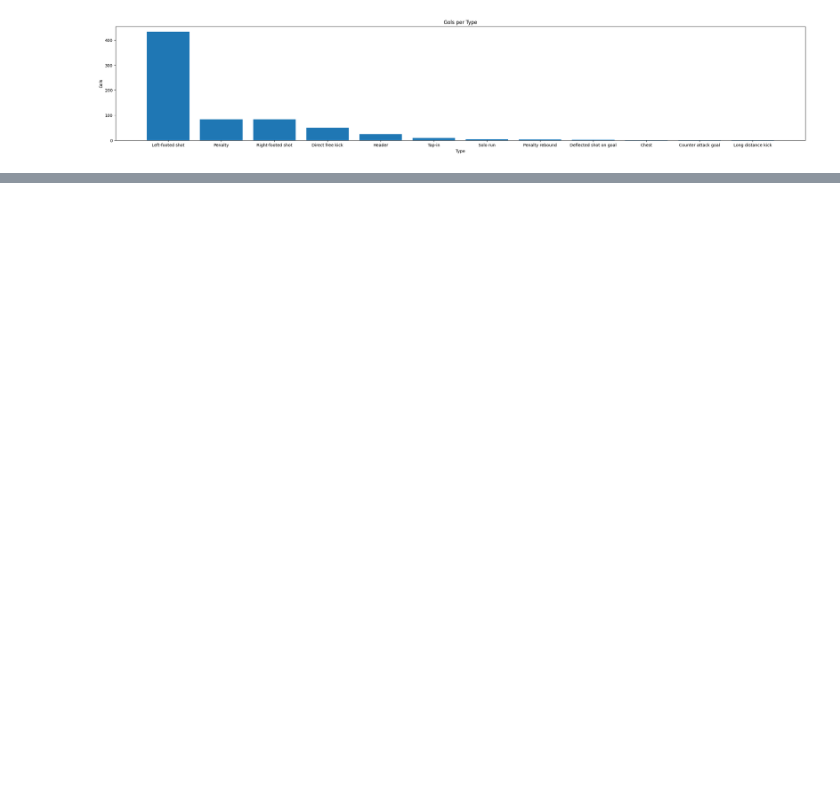
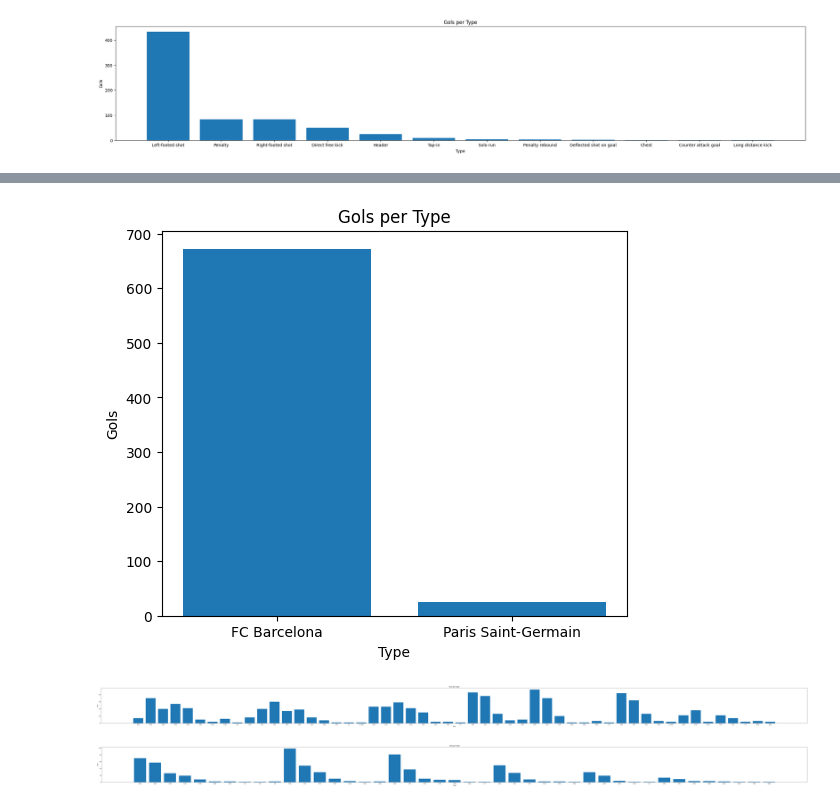
Before and after one commit to antonnyvictor18/desafio1, a Jupyter notebook: desafio1.ipynb, the cells around one changed output, grey strips where cells are left out. Drawn from its saved outputs; the diff is of its cells as text; code cells hidden in the pictures; blank space fills up the shorter version.

```diff
--- a/desafio1.ipynb
+++ b/desafio1.ipynb
@@ -324,0 +231,11 @@ plt.show()
+# %%
+per_assist = pd.DataFrame(dados_messi.groupby('Goal_assist').Opponent)
+per_assist['Gols'] = len(per_assist[1][0])
+
+for i in range(len(per_assist[0])):
+    per_assist['Gols'][i] = len(per_assist[1][i])
+
+per_assist = per_assist.rename(columns = {0: 'Assist', 1: 'Opponents'}).sort_values(by='Gols',ascending= False)
+per_assist = per_assist.drop(['Opponents'], axis=1)
+
+display(per_assist)
@@ -324,0 +244,11 @@ plt.show()
+# %%
+per_club = pd.DataFrame(dados_messi.groupby('Club').Opponent)
+per_club['Gols'] = len(per_club[1][0])
+
+for i in range(len(per_club[0])):
+    per_club['Gols'][i] = len(per_club[1][i])
+
+per_club = per_club.rename(columns = {0: 'Club', 1: 'Opponents'}).sort_values(by='Gols',ascending= False)
+per_club = per_club.drop(['Opponents'], axis=1)
+
+display(per_club)
@@ -372,0 +369,36 @@ plt.show()
+# %%
+#ordem Cronológica
+x = per_club['Club']
+y = per_club['Gols']
+plt.figure(figsize = (6,5))
+plt.title('Gols per Type')
+plt.xlabel('Type')
+plt.ylabel('Gols')
+plt.bar(x, y)
+plt.show()
+# %% [output]
+[figure, added]
+# %%
+#ordem Cronológica
+x = per_final_result['Result']
+y = per_final_result['Gols']
+plt.figure(figsize = (100,5))
+plt.title('Gols per Type')
+plt.xlabel('Type')
+plt.ylabel('Gols')
+plt.bar(x, y)
+plt.show()
+# %% [output]
+[figure, added]
+# %%
+#ordem Cronológica
+x = per_score_moment['At_score']
+y = per_score_moment['Gols']
+plt.figure(figsize = (100,5))
+plt.title('Gols per Type')
+plt.xlabel('Type')
+plt.ylabel('Gols')
+plt.bar(x, y)
+plt.show()
+# %% [output]
+[figure, added]
```
Also changed, not shown: parts of 49 cells of this notebook.
